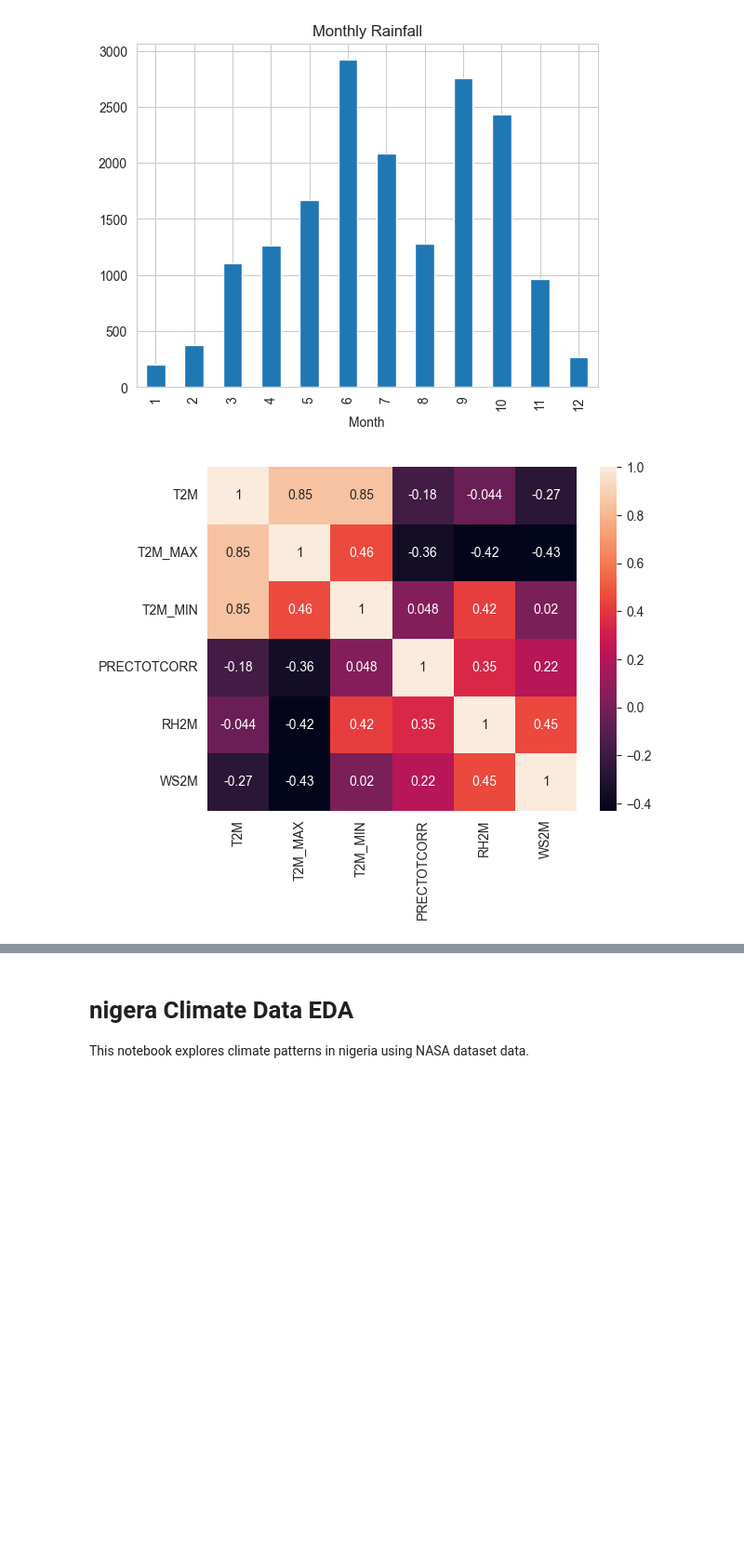
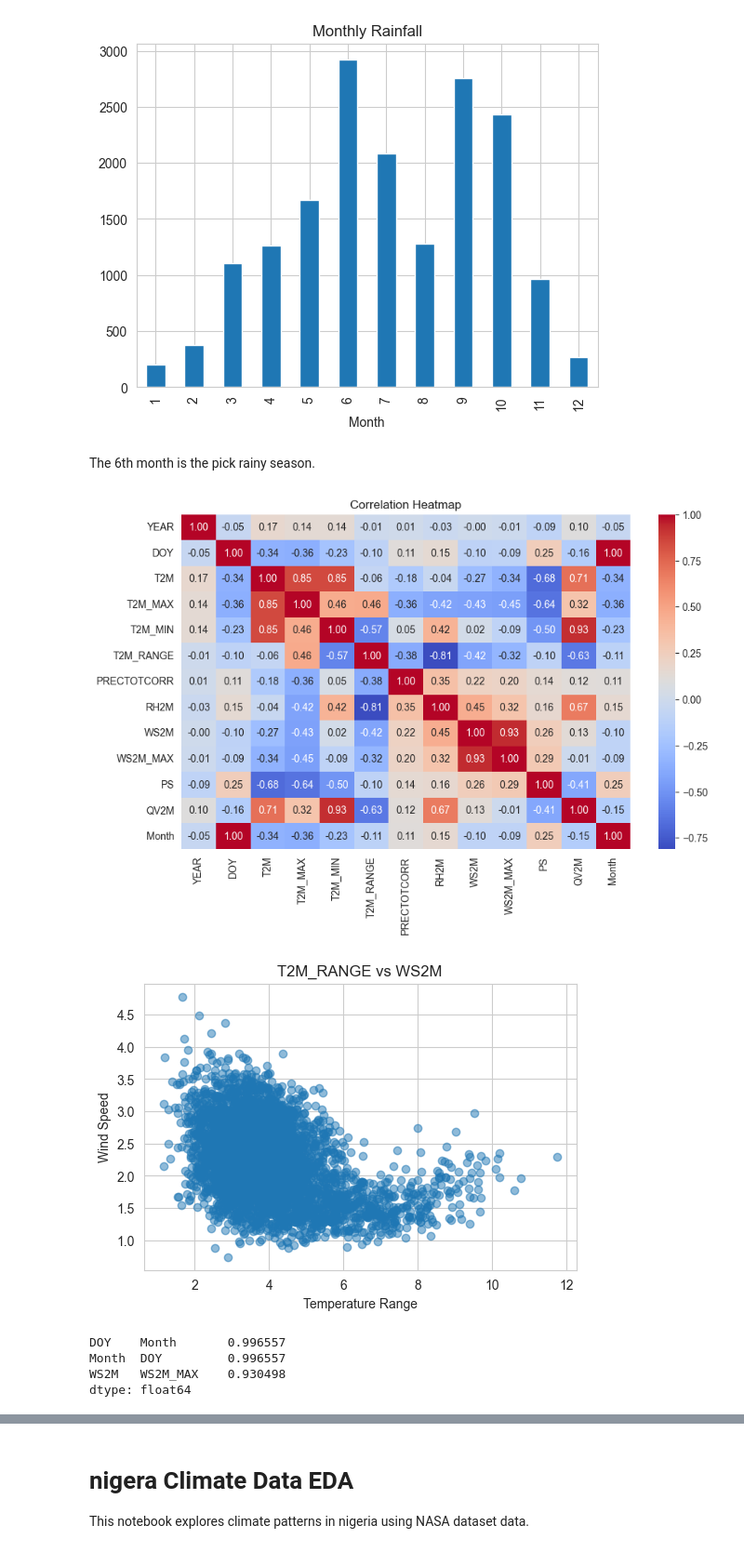
Before and after one commit to Richo-Worku/climatechange-week0, a Jupyter notebook: nigeria_eda.ipynb, the cells around one changed output, grey strips where cells are left out. Shown at 93% size. Saved outputs shown, nothing was run; the diff lists cells and outputs as text; code cells hidden in the pictures; blank space fills up the shorter version.

```diff
--- a/nigeria_eda.ipynb
+++ b/nigeria_eda.ipynb
@@ -72,8 +73,32 @@ plt.title("Monthly Rainfall")
 plt.show()
 # %% [output]
 [figure]
+# %% [markdown]
+The 6th month is the pick rainy season.
 # %%
-sns.heatmap(df[cols].corr(), annot=True)
+import seaborn as sns
+import matplotlib.pyplot as plt
+
+plt.figure(figsize=(10,6))
+corr = df.corr(numeric_only=True)
+sns.heatmap(corr, annot=True, cmap="coolwarm", fmt=".2f")
+plt.title("Correlation Heatmap")
 plt.show()
+
+plt.figure(figsize=(6,4))
+plt.scatter(df["T2M_RANGE"], df["WS2M"], alpha=0.5)
+plt.title("T2M_RANGE vs WS2M")
+plt.xlabel("Temperature Range")
+plt.ylabel("Wind Speed")
+plt.show()
+corr_unstacked = corr.abs().unstack()
+corr_unstacked = corr_unstacked[corr_unstacked < 1]  # remove self-correlation
+top_3 = corr_unstacked.sort_values(ascending=False).head(3)
+print(top_3)
 # %% [output]
-[figure, old version]
+[figure, new version]
+[figure, added]
+DOY    Month       0.996557
+Month  DOY         0.996557
+WS2M   WS2M_MAX    0.930498
+dtype: float64
```
Also changed, not shown: parts of 4 cells of this notebook.
